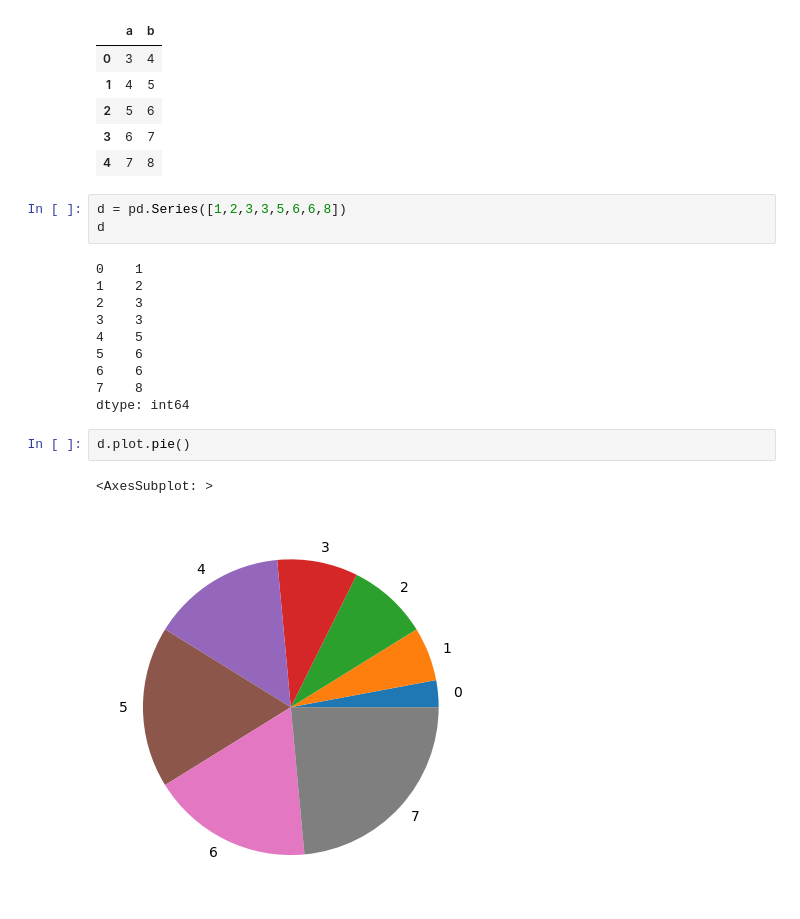
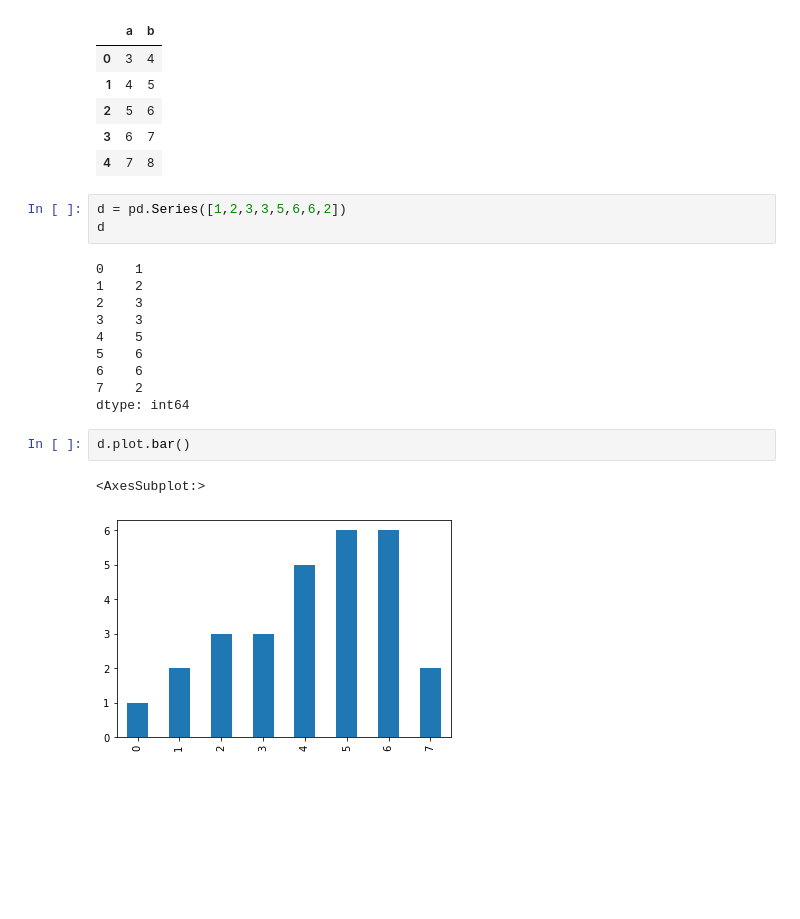
Before and after one commit to ombade/DATA_SCIENCE, a Jupyter notebook: 08_ML_toolbox_Pandas/pandas part 5 hindi.ipynb, the cells around one changed output. Cells and saved outputs as stored; diff of their text form; blank space fills up the shorter version.

```diff
--- a/08_ML_toolbox_Pandas/pandas part 5 hindi.ipynb
+++ b/08_ML_toolbox_Pandas/pandas part 5 hindi.ipynb
@@ -649,7 +649,7 @@ df
 | 3 | 6 | 7 |
 | 4 | 7 | 8 |
 # %%
-d = pd.Series([1,2,3,3,5,6,6,8])
+d = pd.Series([1,2,3,3,5,6,6,2])
 d
 # %% [output]
 0    1
@@ -659,10 +659,10 @@ d
 4    5
 5    6
 6    6
-7    8
+7    2
 dtype: int64
 # %%
-d.plot.pie()
+d.plot.bar()
 # %% [output]
-<AxesSubplot: >
+<AxesSubplot:>
-[figure, old version]
+[figure, new version]
```
Also changed, not shown: parts of 6 cells of this notebook, 12 other files.
